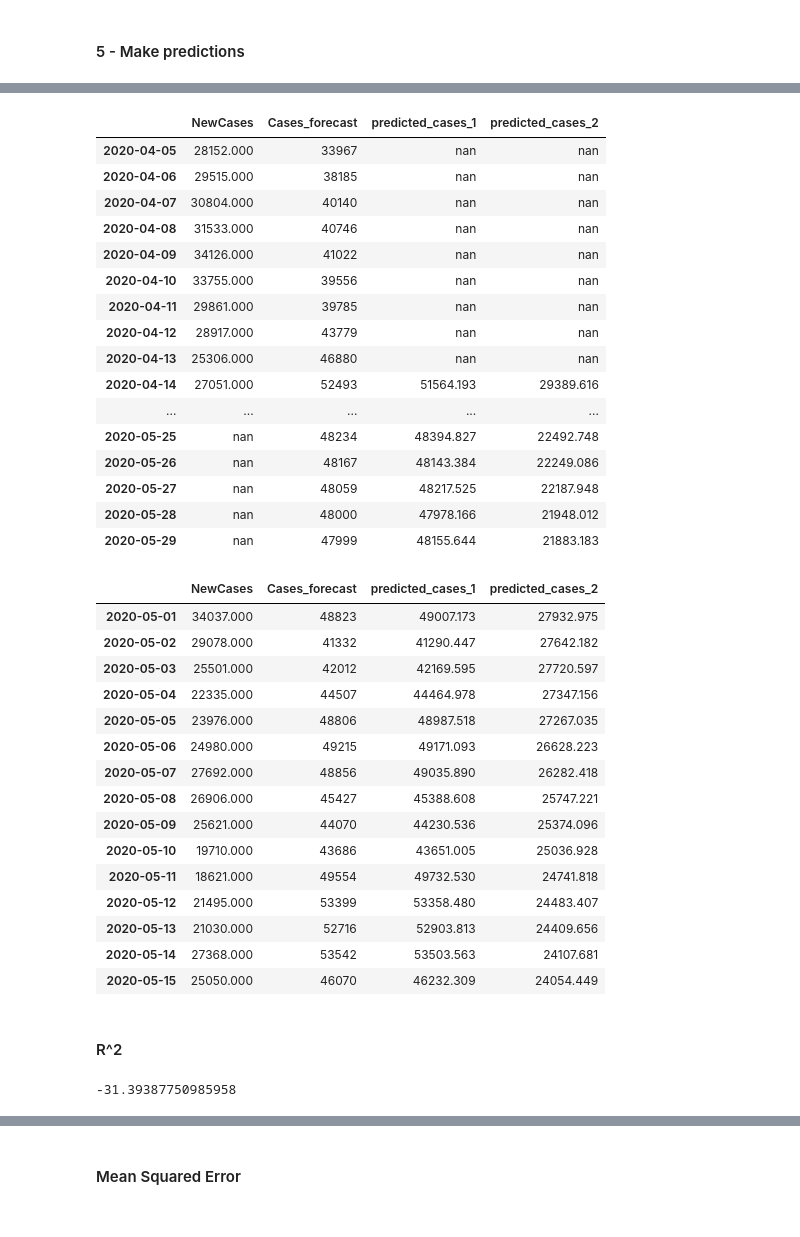
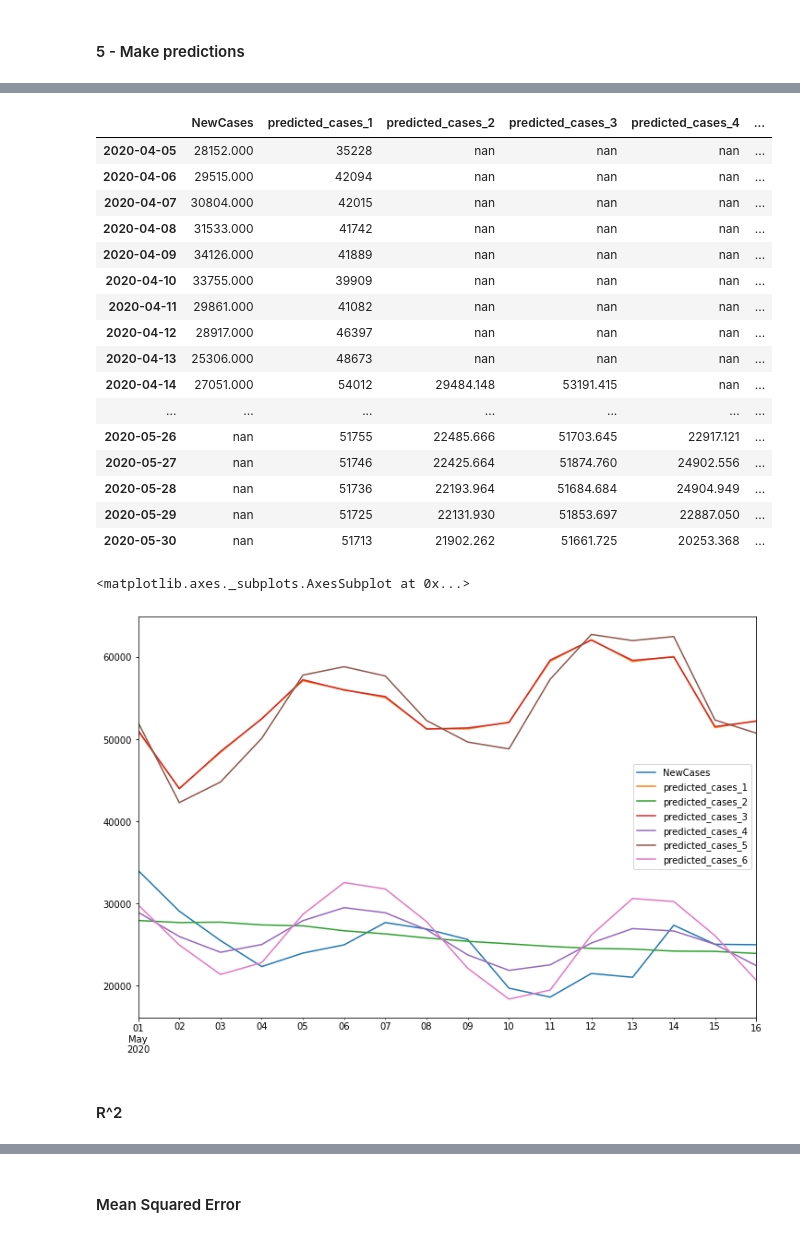
Before and after one commit to JoshuaFarmerATX/ehaarmanny_ML_App, a Jupyter notebook: Notebooks/Dani_ARIMA3.ipynb, the cells around one changed output, grey strips where cells are left out. Saved outputs shown, nothing was run; the diff lists cells and outputs as text; code cells hidden in the pictures.

```diff
--- a/Notebooks/Dani_ARIMA3.ipynb
+++ b/Notebooks/Dani_ARIMA3.ipynb
@@ -266,53 +266,43 @@ future_df[['residual', 'residual_forecast']].plot(figsize=(12, 8))
 future_df = future_df.assign(predicted_cases_2=(future_df['trend_forecast'] * future_df['residual_forecast']))
 # %%
 # Model 3
-future_df = future_df.assign(predicted_cases_1=(future_df['Cases_forecast'] * future_df['residual_forecast']))
+future_df = future_df.assign(predicted_cases_3=(future_df['predicted_cases_1'] * future_df['residual_forecast']))
+# %%
+# Model 4
+future_df = future_df.assign(predicted_cases_4=((future_df['trend_forecast'] * future_df['residual_forecast'] * future_df["seasonal_forecast"]))+future_df['trend_forecast'])
+# %%
+future_df = future_df.assign(predicted_cases_5=((future_df['trend_forecast'] * future_df['residual_forecast'] * future_df["seasonal_forecast"]))+future_df['predicted_cases_1'])
+# %%
+future_df = future_df.assign(predicted_cases_6=((future_df['predicted_cases_1'] * future_df['residual_forecast'] * future_df["seasonal_forecast"]))+future_df['trend_forecast'])
 # %%
-future_df[["NewCases", "Cases_forecast", "predicted_cases_1", "predicted_cases_2"]]
+future_df[["NewCases", "predicted_cases_1", "predicted_cases_2", "predicted_cases_3", "predicted_cases_4", "predicted_cases_5", "predicted_cases_6"  ]]
 # %% [output]
-|  | NewCases | Cases_forecast | predicted_cases_1 | predicted_cases_2 |
-| 2020-04-05 | 28152.000 | 33967 | nan | nan |
-| 2020-04-06 | 29515.000 | 38185 | nan | nan |
-| 2020-04-07 | 30804.000 | 40140 | nan | nan |
-| 2020-04-08 | 31533.000 | 40746 | nan | nan |
-| 2020-04-09 | 34126.000 | 41022 | nan | nan |
-| 2020-04-10 | 33755.000 | 39556 | nan | nan |
-| 2020-04-11 | 29861.000 | 39785 | nan | nan |
-| 2020-04-12 | 28917.000 | 43779 | nan | nan |
-| 2020-04-13 | 25306.000 | 46880 | nan | nan |
-| 2020-04-14 | 27051.000 | 52493 | 51564.193 | 29389.616 |
-| ... | ... | ... | ... | ... |
-| 2020-05-25 | nan | 48234 | 48394.827 | 22492.748 |
-| 2020-05-26 | nan | 48167 | 48143.384 | 22249.086 |
-| 2020-05-27 | nan | 48059 | 48217.525 | 22187.948 |
-| 2020-05-28 | nan | 48000 | 47978.166 | 21948.012 |
-| 2020-05-29 | nan | 47999 | 48155.644 | 21883.183 |
+|  | NewCases | predicted_cases_1 | predicted_cases_2 | predicted_cases_3 | predicted_cases_4 | ... |
+| 2020-04-05 | 28152.000 | 35228 | nan | nan | nan | ... |
+| 2020-04-06 | 29515.000 | 42094 | nan | nan | nan | ... |
+| 2020-04-07 | 30804.000 | 42015 | nan | nan | nan | ... |
+| 2020-04-08 | 31533.000 | 41742 | nan | nan | nan | ... |
+| 2020-04-09 | 34126.000 | 41889 | nan | nan | nan | ... |
+| 2020-04-10 | 33755.000 | 39909 | nan | nan | nan | ... |
+| 2020-04-11 | 29861.000 | 41082 | nan | nan | nan | ... |
+| 2020-04-12 | 28917.000 | 46397 | nan | nan | nan | ... |
+| 2020-04-13 | 25306.000 | 48673 | nan | nan | nan | ... |
+| 2020-04-14 | 27051.000 | 54012 | 29484.148 | 53191.415 | nan | ... |
+| ... | ... | ... | ... | ... | ... | ... |
+| 2020-05-26 | nan | 51755 | 22485.666 | 51703.645 | 22917.121 | ... |
+| 2020-05-27 | nan | 51746 | 22425.664 | 51874.760 | 24902.556 | ... |
+| 2020-05-28 | nan | 51736 | 22193.964 | 51684.684 | 24904.949 | ... |
+| 2020-05-29 | nan | 51725 | 22131.930 | 51853.697 | 22887.050 | ... |
+| 2020-05-30 | nan | 51713 | 21902.262 | 51661.725 | 20253.368 | ... |
 # %%
-compare_df= future_df[["NewCases", "Cases_forecast", "predicted_cases_1", "predicted_cases_2"]].dropna()
+compare_df= future_df[["NewCases", "predicted_cases_1", "predicted_cases_2", "predicted_cases_3", "predicted_cases_4", "predicted_cases_5", "predicted_cases_6"]].dropna()
 compare_df.tail(15)
+compare_df.plot(figsize=(12, 8))
 # %% [output]
-|  | NewCases | Cases_forecast | predicted_cases_1 | predicted_cases_2 |
-| 2020-05-01 | 34037.000 | 48823 | 49007.173 | 27932.975 |
-| 2020-05-02 | 29078.000 | 41332 | 41290.447 | 27642.182 |
-| 2020-05-03 | 25501.000 | 42012 | 42169.595 | 27720.597 |
-| 2020-05-04 | 22335.000 | 44507 | 44464.978 | 27347.156 |
-| 2020-05-05 | 23976.000 | 48806 | 48987.518 | 27267.035 |
-| 2020-05-06 | 24980.000 | 49215 | 49171.093 | 26628.223 |
-| 2020-05-07 | 27692.000 | 48856 | 49035.890 | 26282.418 |
-| 2020-05-08 | 26906.000 | 45427 | 45388.608 | 25747.221 |
-| 2020-05-09 | 25621.000 | 44070 | 44230.536 | 25374.096 |
-| 2020-05-10 | 19710.000 | 43686 | 43651.005 | 25036.928 |
-| 2020-05-11 | 18621.000 | 49554 | 49732.530 | 24741.818 |
-| 2020-05-12 | 21495.000 | 53399 | 53358.480 | 24483.407 |
-| 2020-05-13 | 21030.000 | 52716 | 52903.813 | 24409.656 |
-| 2020-05-14 | 27368.000 | 53542 | 53503.563 | 24107.681 |
-| 2020-05-15 | 25050.000 | 46070 | 46232.309 | 24054.449 |
+<matplotlib.axes._subplots.AxesSubplot at 0x...>
+[figure, added]
 # %% [markdown]
 #### R^2
-# %%
-r2_score(compare_df.NewCases, compare_df.Cases_forecast)
-# %% [output]
--31.39387750985958
 # %%
 r2_score(compare_df.NewCases, compare_df.predicted_cases_1)
 # %% [output]
```
Also changed, not shown: parts of 28 cells of this notebook.
